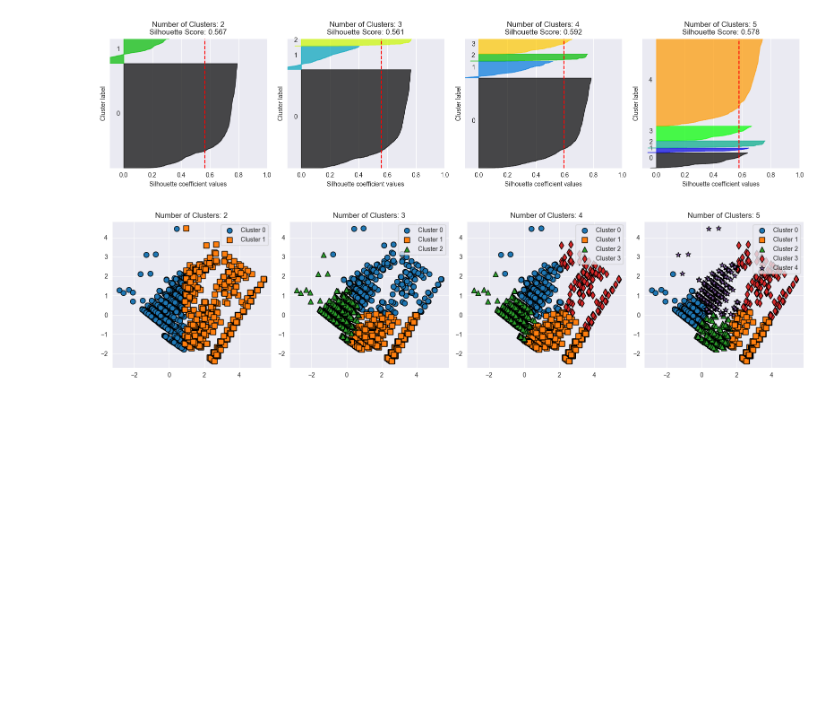
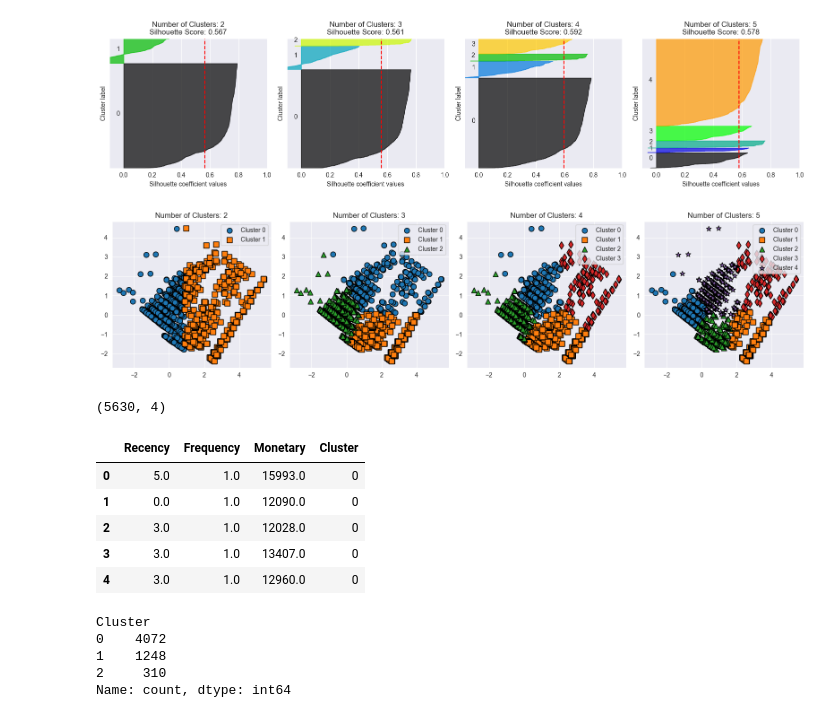
Before and after one commit to 0jihwan/SKN14-2nd-3Team, a Jupyter notebook: KongJihwan/RFA.ipynb, the cells around one changed output. Drawn from its saved outputs; the diff is of its cells as text; code cells hidden in the pictures; blank space fills up the shorter version.

```diff
--- a/KongJihwan/RFA.ipynb
+++ b/KongJihwan/RFA.ipynb
@@ -338,3 +361,38 @@ visualize_kmeans_cluster([2,3,4,5], rfm_df.iloc[:, :-1])
 # %% [output]
 [figure]
 [figure]
+# %%
+rfm_scaled.shape
+# %% [output]
+(5630, 4)
+# %%
+y = rfm_scaled['cluster']
+X = rfm_scaled.drop('cluster', axis=1)
+# %%
+# StandardScale된 df 원복
+scaled_columns = ['Recency', 'Frequency', 'Monetary']
+
+rfm_restored = pd.DataFrame(
+    scaler.inverse_transform(X),
+    columns=scaled_columns,
+    index=rfm_df.index
+)
+# %%
+rfm_restored['Cluster'] = y
+# %%
+rfm_restored.head()
+# %% [output]
+|  | Recency | Frequency | Monetary | Cluster |
+| 0 | 5.0 | 1.0 | 15993.0 | 0 |
+| 1 | 0.0 | 1.0 | 12090.0 | 0 |
+| 2 | 3.0 | 1.0 | 12028.0 | 0 |
+| 3 | 3.0 | 1.0 | 13407.0 | 0 |
+| 4 | 3.0 | 1.0 | 12960.0 | 0 |
+# %%
+rfm_restored['Cluster'].value_counts()
+# %% [output]
+Cluster
+0    4072
+1    1248
+2     310
+Name: count, dtype: int64
```
Also changed, not shown: parts of 18 cells of this notebook, 2 other files.
